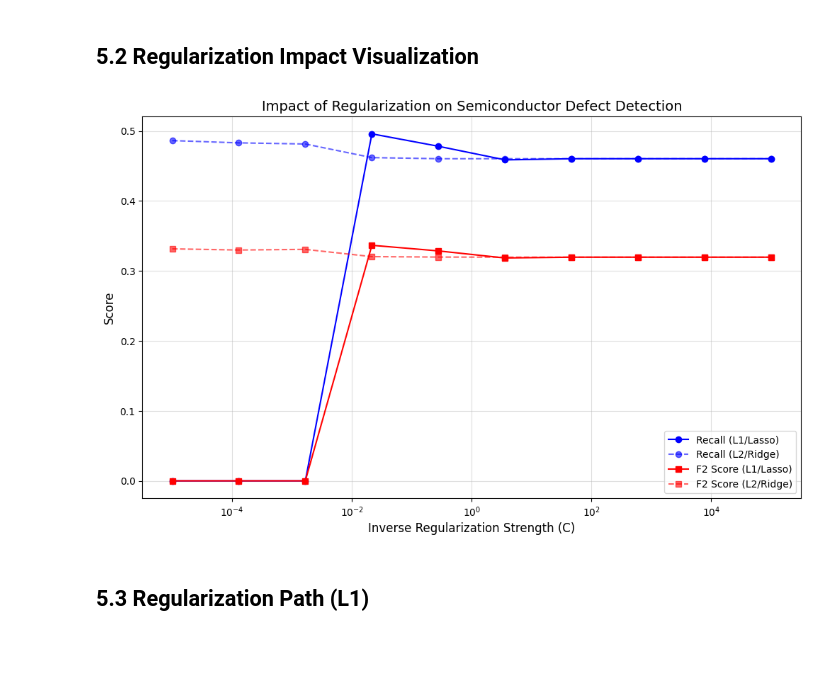
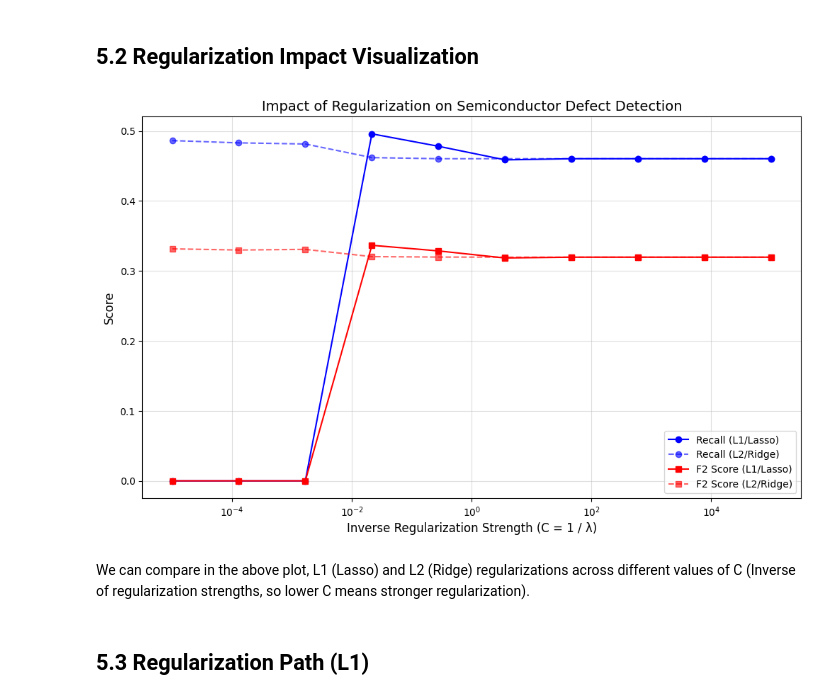
Before and after one commit to Antibodyy/La_Finale, a Jupyter notebook: Semiconductor Quality Control/Logistic_reg_testing/semiconductor_logistic_regression.ipynb, the cells around one changed output. Cells and saved outputs as stored; diff of their text form; code cells hidden in the pictures; blank space fills up the shorter version.

```diff
--- a/Semiconductor Quality Control/Logistic_reg_testing/DUMBFUCKINGIDIOTMODEL.ipynb
+++ b/Semiconductor Quality Control/Logistic_reg_testing/semiconductor_logistic_regression.ipynb
@@ -179,23 +179,25 @@ l2         100000.00000 0.3197     0.4603
 # %%
 plt.figure(figsize=(12, 7))
 
 df_l1 = results_df[results_df['Penalty'] == 'l1']
 df_l2 = results_df[results_df['Penalty'] == 'l2']
 
 plt.plot(df_l1['C'], df_l1['Recall'], label='Recall (L1/Lasso)', color='blue', marker='o', linestyle='-')
 plt.plot(df_l2['C'], df_l2['Recall'], label='Recall (L2/Ridge)', color='blue', marker='o', linestyle='--', alpha=0.6)
 plt.plot(df_l1['C'], df_l1['F2'], label='F2 Score (L1/Lasso)', color='red', marker='s', linestyle='-')
 plt.plot(df_l2['C'], df_l2['F2'], label='F2 Score (L2/Ridge)', color='red', marker='s', linestyle='--', alpha=0.6)
 
 plt.xscale('log')
-plt.xlabel('Inverse Regularization Strength (C)', fontsize=12)
+plt.xlabel('Inverse Regularization Strength (C = 1 / λ)', fontsize=12)
 plt.ylabel('Score', fontsize=12)
 plt.title('Impact of Regularization on Semiconductor Defect Detection', fontsize=14)
 plt.legend(fontsize=10)
 plt.grid(True, which="both", ls="-", alpha=0.4)
 plt.show()
 # %% [output]
-[figure, old version]
+[figure, new version]
+# %% [markdown]
+We can compare in the above plot, L1 (Lasso) and L2 (Ridge) regularizations across different values of C (Inverse of regularization strengths, so lower C means stronger regularization).
 # %% [markdown]
 ## 5.3 Regularization Path (L1)
 # %%
```
Also changed, not shown: parts of 7 cells of this notebook, 2 other files.
